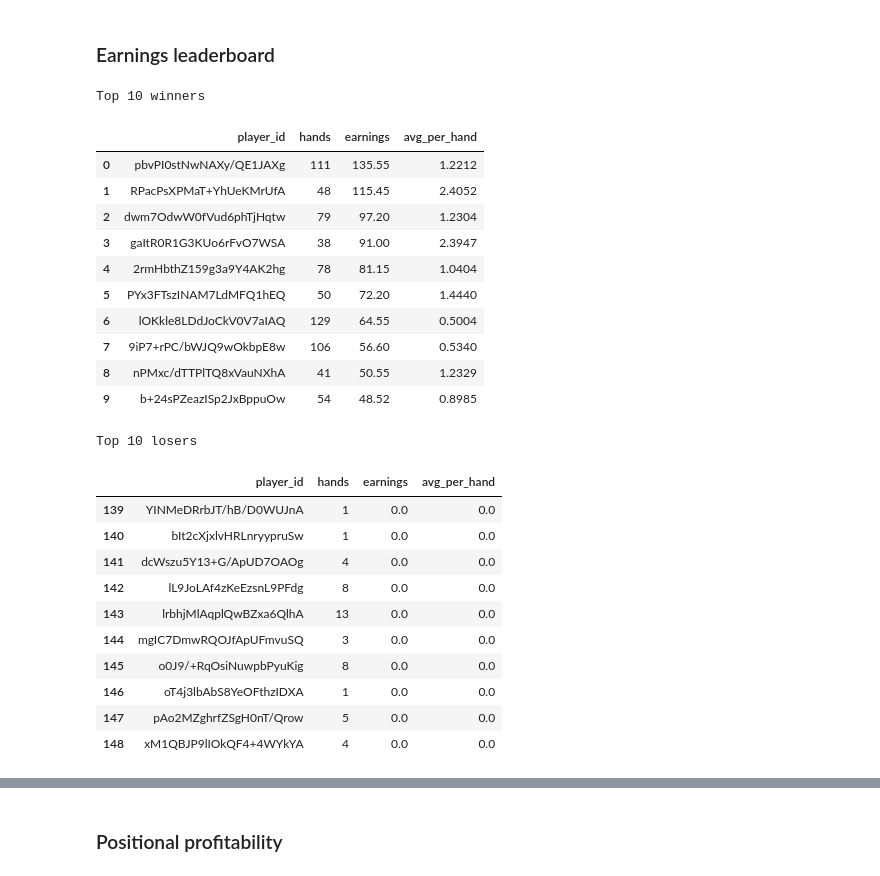
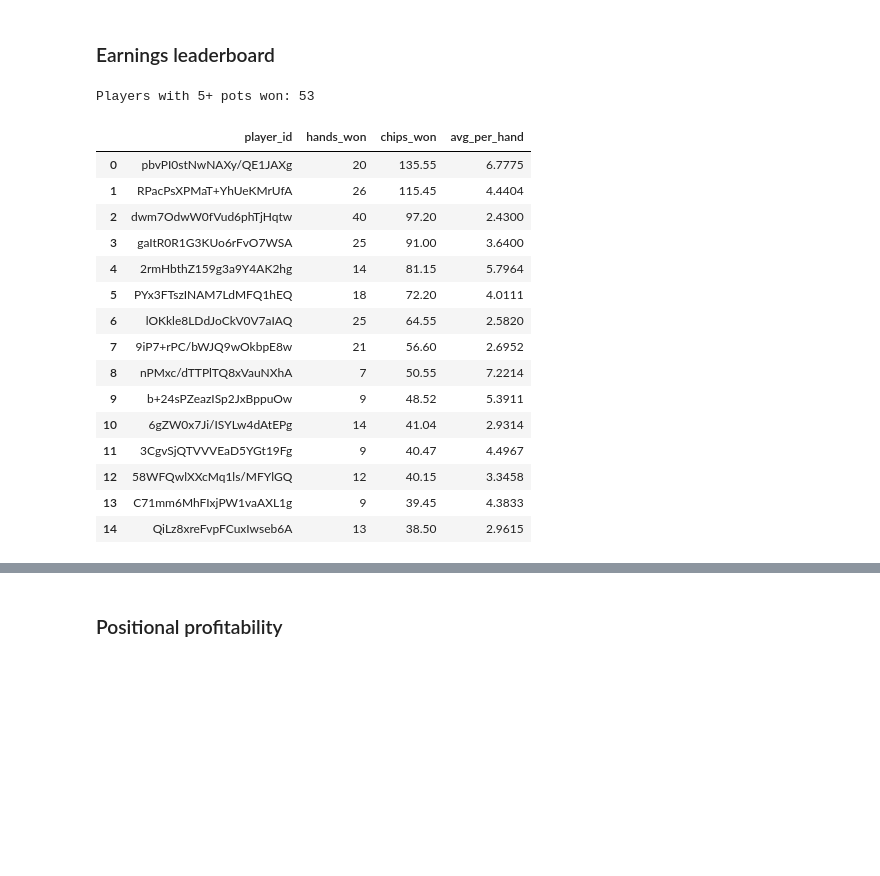
Before and after one commit to ScottBorland/Poker-Dataset-Analysis, a Jupyter notebook: notebooks/exploration.ipynb, the cells around one changed output, grey strips where cells are left out. Saved outputs shown, nothing was run; the diff lists cells and outputs as text; code cells hidden in the pictures; blank space fills up the shorter version.

```diff
--- a/notebooks/exploration.ipynb
+++ b/notebooks/exploration.ipynb
@@ -202,43 +202,41 @@ print(f'{n_rows:,} player-hand rows across {n_hands:,} hands')
 # %% [markdown]
 ### Earnings leaderboard
 # %%
+# NOTE: the winnings field is gross pot winnings (chips raked in when you win a hand).
+# Losers show 0.0, not a negative value, so a true P&L requires subtracting chips invested
+# from actions. This leaderboard ranks players by total chips won from pots.
 earnings = pd.read_sql("""
-    SELECT player_id, COUNT(*) hands,
-           ROUND(SUM(winnings), 2)          earnings,
-           ROUND(AVG(winnings), 4)           avg_per_hand
-    FROM player_hands WHERE winnings IS NOT NULL
-    GROUP BY player_id ORDER BY earnings DESC
+    SELECT player_id,
+           COUNT(*)                        hands_won,
+           ROUND(SUM(winnings), 2)         chips_won,
+           ROUND(AVG(winnings), 4)         avg_per_hand
+    FROM player_hands
+    WHERE winnings > 0
+    GROUP BY player_id
+    HAVING hands_won >= 5
+    ORDER BY chips_won DESC
 """, con)
 
-print('Top 10 winners')
-display(earnings.head(10))
-print('\nTop 10 losers')
-display(earnings.tail(10))
+print(f'Players with 5+ pots won: {len(earnings)}')
+display(earnings.head(15))
 # %% [output]
-Top 10 winners
+Players with 5+ pots won: 53
-|  | player_id | hands | earnings | avg_per_hand |
-| 0 | pbvPI0stNwNAXy/QE1JAXg | 111 | 135.55 | 1.2212 |
-| 1 | RPacPsXPMaT+YhUeKMrUfA | 48 | 115.45 | 2.4052 |
-| 2 | dwm7OdwW0fVud6phTjHqtw | 79 | 97.20 | 1.2304 |
-| 3 | gaItR0R1G3KUo6rFvO7WSA | 38 | 91.00 | 2.3947 |
-| 4 | 2rmHbthZ159g3a9Y4AK2hg | 78 | 81.15 | 1.0404 |
-| 5 | PYx3FTszINAM7LdMFQ1hEQ | 50 | 72.20 | 1.4440 |
-| 6 | lOKkle8LDdJoCkV0V7aIAQ | 129 | 64.55 | 0.5004 |
-| 7 | 9iP7+rPC/bWJQ9wOkbpE8w | 106 | 56.60 | 0.5340 |
-| 8 | nPMxc/dTTPlTQ8xVauNXhA | 41 | 50.55 | 1.2329 |
-| 9 | b+24sPZeazISp2JxBppuOw | 54 | 48.52 | 0.8985 |
+|  | player_id | hands_won | chips_won | avg_per_hand |
+| 0 | pbvPI0stNwNAXy/QE1JAXg | 20 | 135.55 | 6.7775 |
+| 1 | RPacPsXPMaT+YhUeKMrUfA | 26 | 115.45 | 4.4404 |
+| 2 | dwm7OdwW0fVud6phTjHqtw | 40 | 97.20 | 2.4300 |
+| 3 | gaItR0R1G3KUo6rFvO7WSA | 25 | 91.00 | 3.6400 |
+| 4 | 2rmHbthZ159g3a9Y4AK2hg | 14 | 81.15 | 5.7964 |
+| 5 | PYx3FTszINAM7LdMFQ1hEQ | 18 | 72.20 | 4.0111 |
+| 6 | lOKkle8LDdJoCkV0V7aIAQ | 25 | 64.55 | 2.5820 |
+| 7 | 9iP7+rPC/bWJQ9wOkbpE8w | 21 | 56.60 | 2.6952 |
+| 8 | nPMxc/dTTPlTQ8xVauNXhA | 7 | 50.55 | 7.2214 |
+| 9 | b+24sPZeazISp2JxBppuOw | 9 | 48.52 | 5.3911 |
+| 10 | 6gZW0x7Ji/ISYLw4dAtEPg | 14 | 41.04 | 2.9314 |
+| 11 | 3CgvSjQTVVVEaD5YGt19Fg | 9 | 40.47 | 4.4967 |
+| 12 | 58WFQwlXXcMq1ls/MFYlGQ | 12 | 40.15 | 3.3458 |
+| 13 | C71mm6MhFIxjPW1vaAXL1g | 9 | 39.45 | 4.3833 |
+| 14 | QiLz8xreFvpFCuxIwseb6A | 13 | 38.50 | 2.9615 |
-Top 10 losers
-|  | player_id | hands | earnings | avg_per_hand |
-| 139 | YINMeDRrbJT/hB/D0WUJnA | 1 | 0.0 | 0.0 |
-| 140 | bIt2cXjxlvHRLnryypruSw | 1 | 0.0 | 0.0 |
-| 141 | dcWszu5Y13+G/ApUD7OAOg | 4 | 0.0 | 0.0 |
-| 142 | lL9JoLAf4zKeEzsnL9PFdg | 8 | 0.0 | 0.0 |
-| 143 | lrbhjMlAqplQwBZxa6QlhA | 13 | 0.0 | 0.0 |
-| 144 | mgIC7DmwRQOJfApUFmvuSQ | 3 | 0.0 | 0.0 |
-| 145 | o0J9/+RqOsiNuwpbPyuKig | 8 | 0.0 | 0.0 |
-| 146 | oT4j3lbAbS8YeOFthzIDXA | 1 | 0.0 | 0.0 |
-| 147 | pAo2MZghrfZSgH0nT/Qrow | 5 | 0.0 | 0.0 |
-| 148 | xM1QBJP9lIOkQF4+4WYkYA | 4 | 0.0 | 0.0 |
 # %%
 top20 = earnings.head(20).copy()
 top20['label'] = top20['player_id'].str[:8]
```
Also changed, not shown: parts of 2 cells of this notebook.
